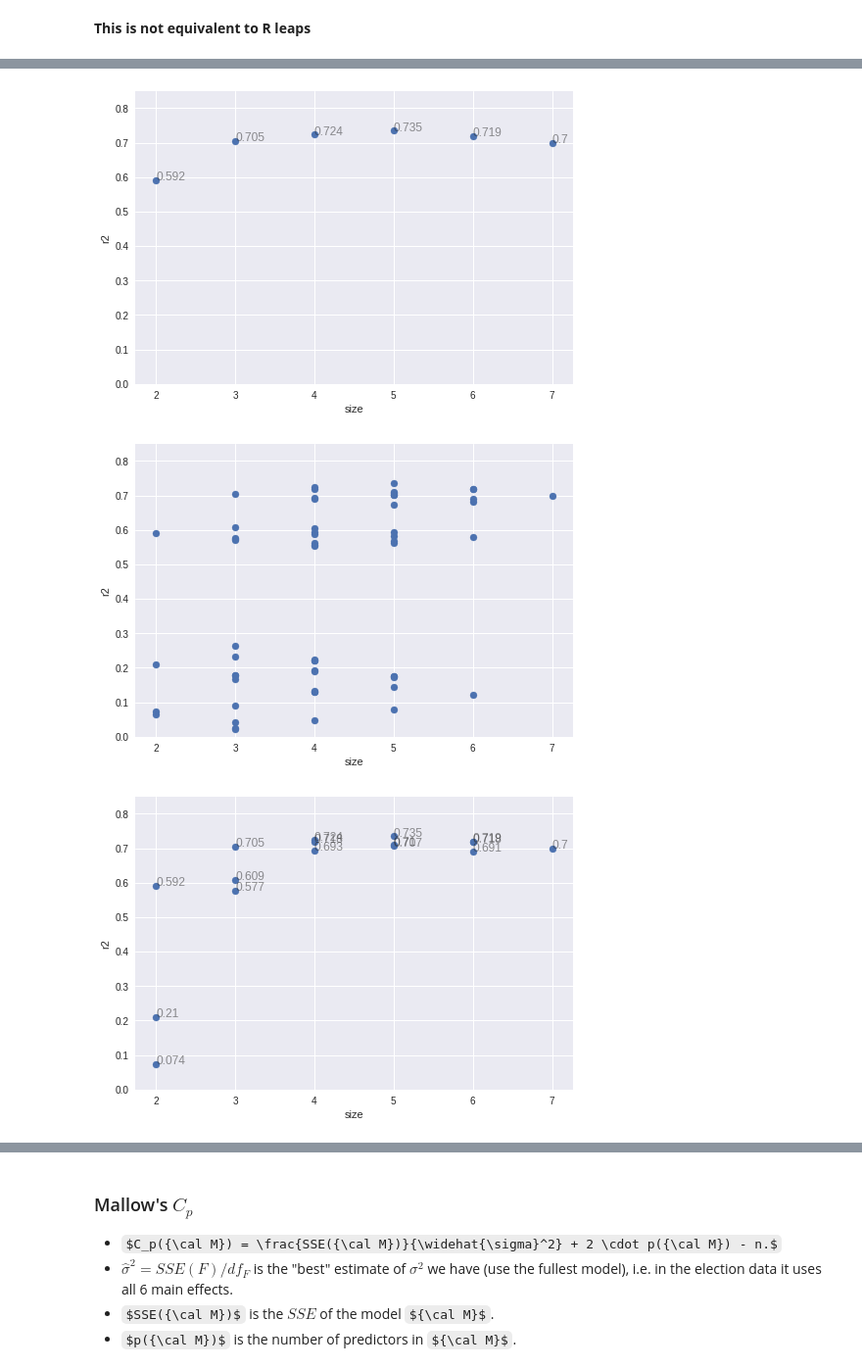
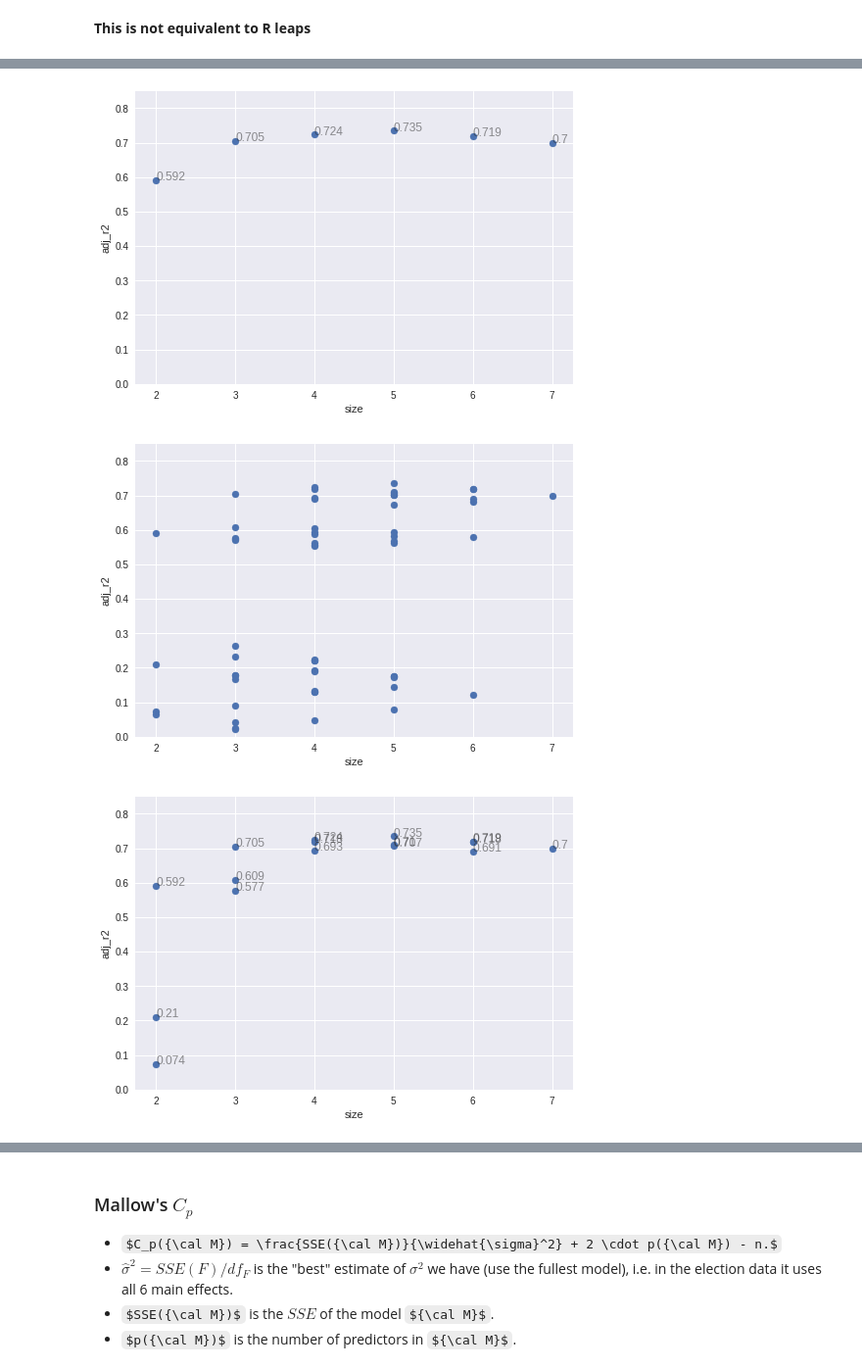
Before and after one commit to DoosanJung/stanford-stats191-python, a Jupyter notebook: 12_selection.ipynb, the cells around one changed output, grey strips where cells are left out. Shown at 98% size. Saved outputs shown, nothing was run; the diff lists cells and outputs as text; code cells hidden in the pictures; some formulas as TeX source.

```diff
--- a/12_selection.ipynb
+++ b/12_selection.ipynb
@@ -241,5 +244,7 @@ scores_df_grpd
 # %%
-def plotting_size_vs_score(x, y, annotate=False, ymin=0, ymax=0.85):
+def plotting_size_vs_score(x, y, annotate=False,
+                           xlabel='size', ylabel='r2',
+                           ymin=0, ymax=0.85):
     plt.scatter(x, y)
 
     if annotate == True:
@@ -247,8 +252,8 @@ def plotting_size_vs_score(x, y, annotate=False, ymin=0, ymax=0.85):
         for label, x, y in zip(labels, x, y):
             plt.annotate(label, xy=(x, y), alpha=0.5)
 
-    plt.xlabel("size")
-    plt.ylabel("r2")
+    plt.xlabel(xlabel)
+    plt.ylabel(ylabel)
     plt.ylim(ymin, ymax)
     plt.show()
 # %%
@@ -332,15 +337,17 @@ scores_adj_df_grpd
 # %%
 plotting_size_vs_score(scores_adj_df_grpd.index,
                        scores_adj_df_grpd["score_adj"],
-                       annotate=True)
+                       annotate=True,
+                       ylabel='adj_r2')
 # %% [output]
-[figure, old version]
+[figure, new version]
 # %%
 plotting_size_vs_score(scores_adj_df["size"],
                        scores_adj_df["score_adj"],
-                       annotate=False)
+                       annotate=False,
+                       ylabel='adj_r2')
 # %% [output]
-[figure, old version]
+[figure, new version]
 # %%
 # best 3
 best_adj_r2_lst=[]
@@ -353,10 +360,11 @@ choose_best_adj_r2_df = pd.concat(best_adj_r2_lst)
 plotting_size_vs_score(choose_best_adj_r2_df["size"],
                        choose_best_adj_r2_df["score_adj"],
                        annotate=True,
+                       ylabel='adj_r2',
                        ymin=0,
                        ymax=0.85)
 # %% [output]
-[figure, old version]
+[figure, new version]
 # %%
 # adjust R squared take account of the phenomenon of the R2
 # automatically and spuriously increasing when extra explanatory variables
```
Also changed, not shown: parts of 68 cells of this notebook, 6 other files.
